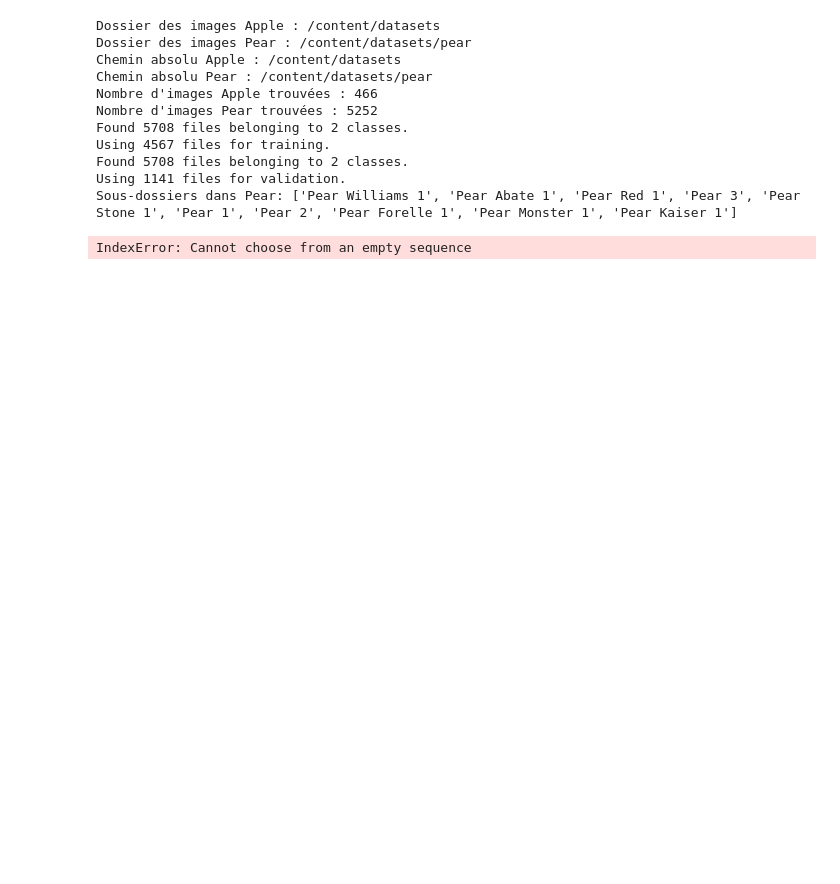
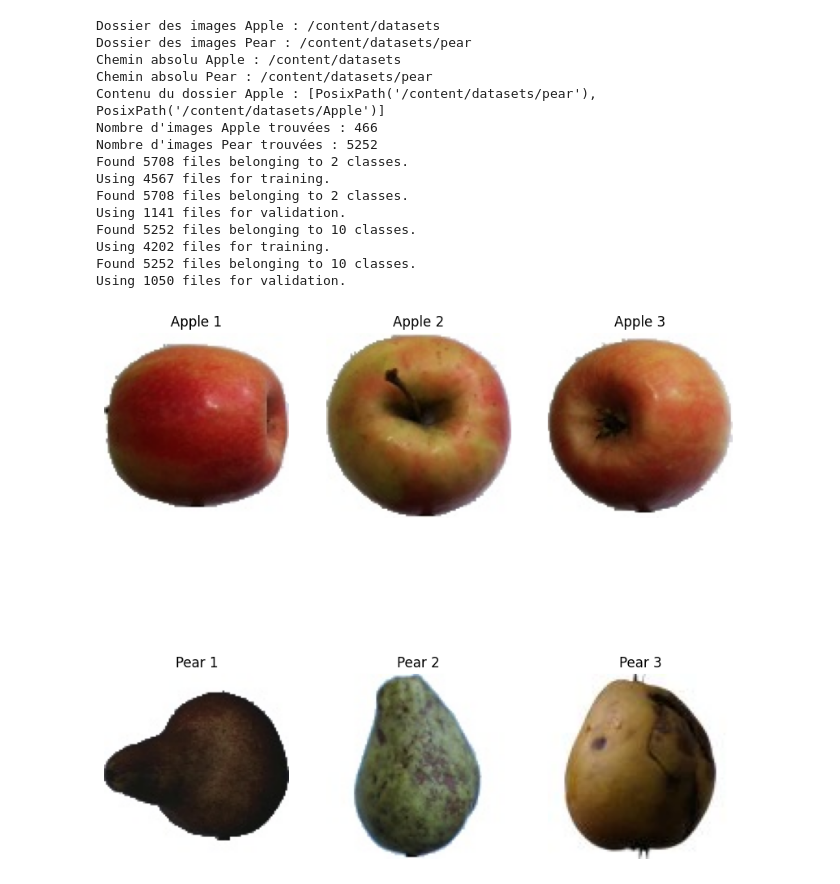
Before and after one commit to lucienrivat/PommePOire, a Jupyter notebook: PommePoir.ipynb, the cells around one changed output. Saved outputs shown, nothing was run; the diff lists cells and outputs as text; code cells hidden in the pictures; blank space fills up the shorter version.

```diff
--- a/PommePoir.ipynb
+++ b/PommePoir.ipynb
@@ -47,8 +47,11 @@ print("Dossier des images Pear :", pear_data_dir)
 print("Chemin absolu Apple :", os.path.abspath(apple_data_dir))
 print("Chemin absolu Pear :", os.path.abspath(pear_data_dir))
 
+# Vérifier les fichiers dans le dossier Apple
+print(f"Contenu du dossier Apple : {list(apple_data_dir.glob('*'))}")
+
 # Compter le nombre d'images dans chaque dataset
-apple_image_count = len(list(apple_data_dir.glob('*/*')))
+apple_image_count = len(list(apple_data_dir.glob('*/*')))  # Cherche dans tous les sous-dossiers aussi
 pear_image_count = sum([len(list(pear_data_dir.glob(f'{folder}/*'))) for folder in os.listdir(pear_data_dir)])
 
 print("Nombre d'images Apple trouvées :", apple_image_count)
@@ -59,7 +62,7 @@ batch_size = 3
 img_height = 200
 img_width = 200
 
-# Charger les datasets Apple et Pear
+# Charger les datasets Apple
 train_apple_data = tf.keras.preprocessing.image_dataset_from_directory(
   apple_data_dir,
   validation_split=0.2,
@@ -77,54 +80,70 @@ val_apple_data = tf.keras.preprocessing.image_dataset_from_directory(
   image_size=(img_height, img_width),
   batch_size=batch_size,
 )
 
-# Pour Pear, on doit choisir un sous-dossier
-pear_subfolders = [folder for folder in os.listdir(pear_data_dir) if os.path.isdir(os.path.join(pear_data_dir, folder))]
-print("Sous-dossiers dans Pear:", pear_subfolders)
+# Charger les datasets Pear (en utilisant les sous-dossiers)
+train_pear_data = tf.keras.preprocessing.image_dataset_from_directory(
+  pear_data_dir,
+  validation_split=0.2,
+  subset="training",
+  seed=42,
+  image_size=(img_height, img_width),
+  batch_size=batch_size,
+)
 
-# Sélectionner six images aléatoires
+val_pear_data = tf.keras.preprocessing.image_dataset_from_directory(
+  pear_data_dir,
+  validation_split=0.2,
+  subset="validation",
+  seed=42,
+  image_size=(img_height, img_width),
+  batch_size=batch_size,
+)
+
+# Afficher des images aléatoires d'Apple et Pear
+plt.figure(figsize=(10, 10))
 images_to_display = []
 
-for _ in range(6):
-    # Choisir si l'image provient d'Apple ou de Pear
-    source = random.choice(['apple', 'pear'])
+# Sélectionner 3 images aléatoires d'Apple
+for _ in range(3):
+    apple_image = random.choice(list(apple_data_dir.glob('*/*.jpg')))
+    img_apple = mpimg.imread(apple_image)
+    images_to_display.append(img_apple)
 
-    if source == 'apple':
-        # Choisir une image aléatoire dans Apple
-        random_apple_image = random.choice(list(apple_data_dir.glob('*.*')))
-        img_apple = mpimg.imread(random_apple_image)
-        images_to_display.append(img_apple)
-    else:
-        # Choisir un sous-dossier de manière aléatoire dans Pear
-        chosen_pear_folder = random.choice(pear_subfolders)
-        pear_images = list(pathlib.Path(pear_data_dir, chosen_pear_folder).glob('*.*'))
+# Sélectionner 3 images aléatoires de Pear (à partir de sous-dossiers)
+pear_subfolders = [folder for folder in os.listdir(pear_data_dir) if os.path.isdir(os.path.join(pear_data_dir, folder))]
 
-        # Sélectionner une image aléatoire du sous-dossier Pear
-        random_pear_image = random.choice(pear_images)
-        img_pear = mpimg.imread(random_pear_image)
-        images_to_display.append(img_pear)
+for _ in range(3):
+    chosen_pear_folder = random.choice(pear_subfolders)
+    pear_images = list(pathlib.Path(pear_data_dir, chosen_pear_folder).glob('*.*'))
+    random_pear_image = random.choice(pear_images)
+    img_pear = mpimg.imread(random_pear_image)
+    images_to_display.append(img_pear)
 
-# Afficher les images
-plt.figure(figsize=(15, 10))
+# Afficher les images sélectionnées
 for i, img in enumerate(images_to_display):
     ax = plt.subplot(2, 3, i + 1)
     plt.imshow(img)
     plt.axis("off")
     if i < 3:
         plt.title(f"Apple {i + 1}")
     else:
         plt.title(f"Pear {i - 2}")
 plt.show()
 # %% [output]
 Dossier des images Apple : /content/datasets
 Dossier des images Pear : /content/datasets/pear
 Chemin absolu Apple : /content/datasets
 Chemin absolu Pear : /content/datasets/pear
+Contenu du dossier Apple : [PosixPath('/content/datasets/pear'), PosixPath('/content/datasets/Apple')]
 Nombre d'images Apple trouvées : 466
 Nombre d'images Pear trouvées : 5252
 Found 5708 files belonging to 2 classes.
 Using 4567 files for training.
 Found 5708 files belonging to 2 classes.
 Using 1141 files for validation.
-Sous-dossiers dans Pear: ['Pear Williams 1', 'Pear Abate 1', 'Pear Red 1', 'Pear 3', 'Pear Stone 1', 'Pear 1', 'Pear 2', 'Pear Forelle 1', 'Pear Monster 1', 'Pear Kaiser 1']
+Found 5252 files belonging to 10 classes.
+Using 4202 files for training.
+Found 5252 files belonging to 10 classes.
+Using 1050 files for validation.
-IndexError: Cannot choose from an empty sequence
+[figure, added]
```
Also changed, not shown: parts of 3 cells of this notebook.
